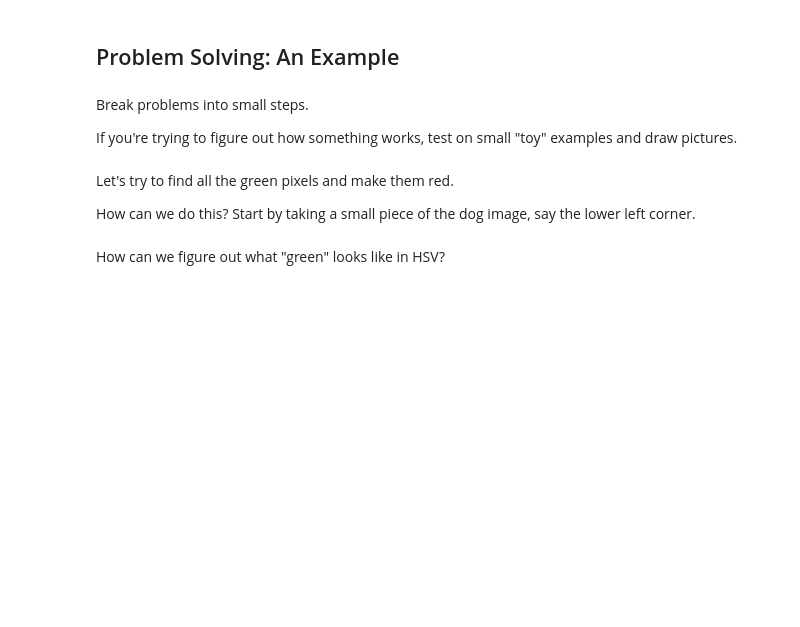
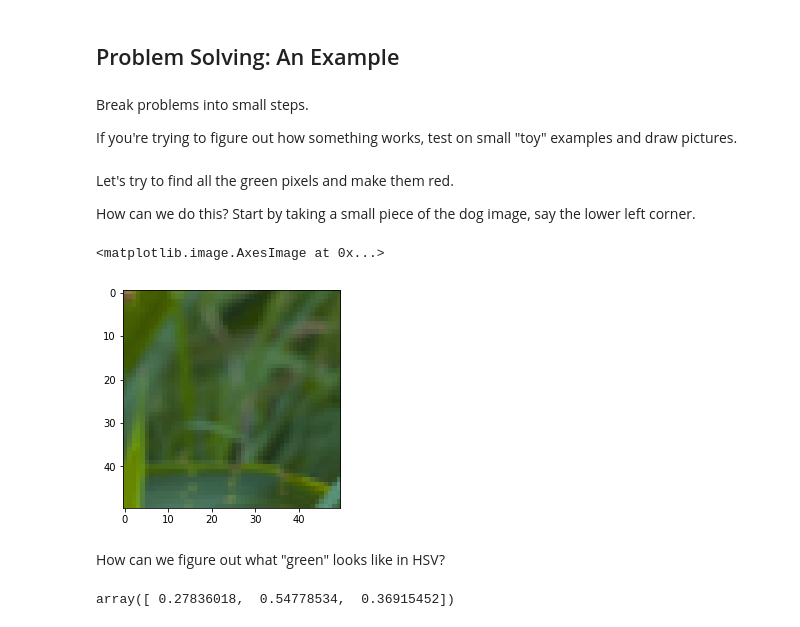
Before and after one commit to nick-ulle/teaching-notes, a Jupyter notebook: sta141b/2018/discussion03.ipynb, the cells around one changed output. Cells and saved outputs as stored; diff of their text form; code cells hidden in the pictures; blank space fills up the shorter version.

```diff
--- a/sta141b/2018/discussion03.ipynb
+++ b/sta141b/2018/discussion03.ipynb
@@ -97,5 +126,16 @@ dog_hsv = ski.color.rgb2hsv(dog)
 Let's try to find all the green pixels and make them red.
 
 How can we do this? Start by taking a small piece of the dog image, say the lower left corner.
+# %%
+grass = dog_hsv[-50:, :50, :]
+plt.imshow(ski.color.hsv2rgb(grass))
+# %% [output]
+<matplotlib.image.AxesImage at 0x...>
+[figure, added]
 # %% [markdown]
 How can we figure out what "green" looks like in HSV?
+# %%
+mu = grass.mean(axis = (0, 1))
+mu
+# %% [output]
+array([ 0.27836018,  0.54778534,  0.36915452])
```
Also changed, not shown: parts of 15 cells of this notebook.
